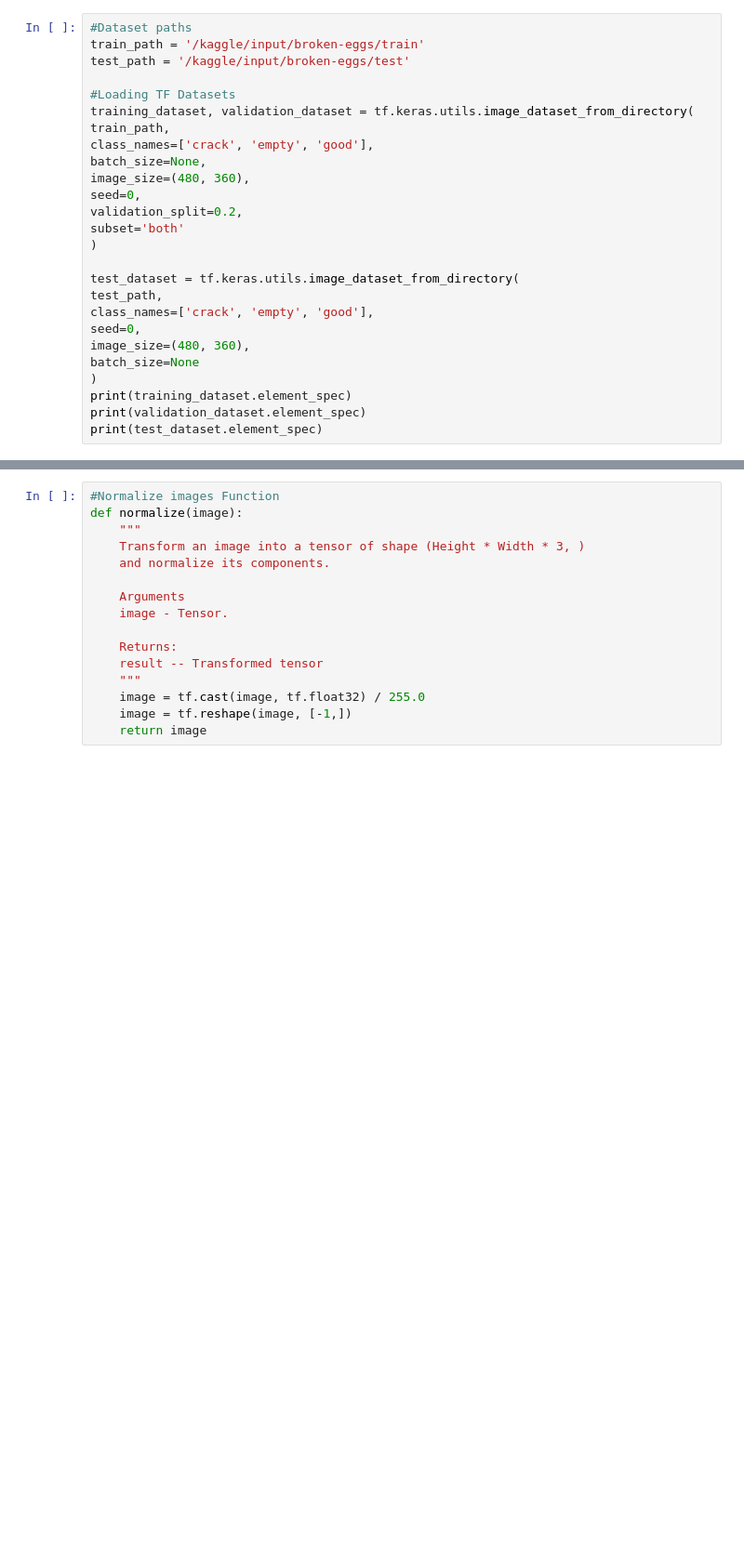
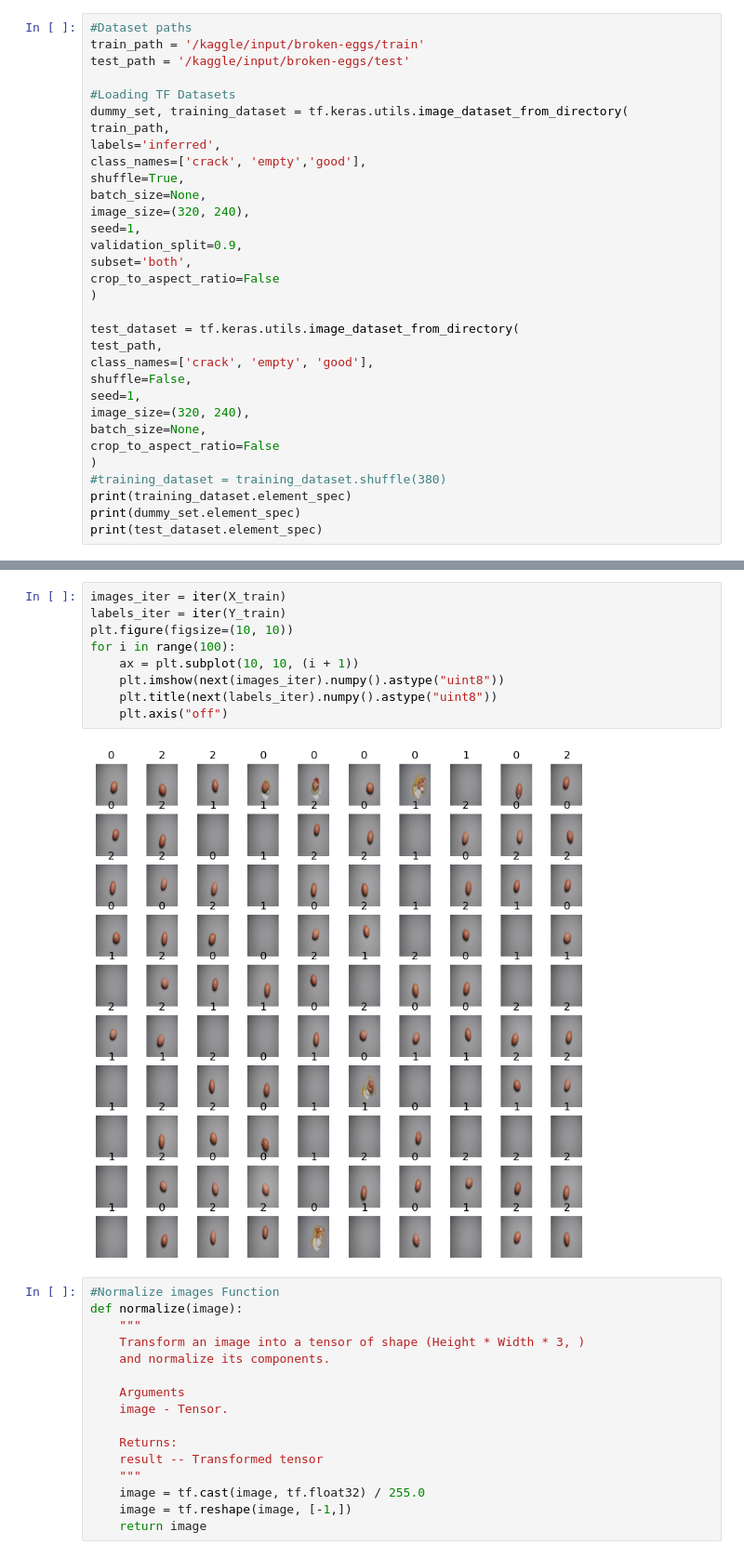
Before and after one commit to Ketzaal/Broken_Eggs_Classification, a Jupyter notebook: Model_built_with_Tensorflow.ipynb, the cells around one changed output, grey strips where cells are left out. Shown at 93% size. Saved outputs shown, nothing was run; the diff lists cells and outputs as text; blank space fills up the shorter version.

```diff
--- a/Model_built_with_Tensorflow.ipynb
+++ b/Model_built_with_Tensorflow.ipynb
@@ -16,23 +18,29 @@ train_path = '/kaggle/input/broken-eggs/train'
 test_path = '/kaggle/input/broken-eggs/test'
 
 #Loading TF Datasets
-training_dataset, validation_dataset = tf.keras.utils.image_dataset_from_directory(
+dummy_set, training_dataset = tf.keras.utils.image_dataset_from_directory(
 train_path,
-class_names=['crack', 'empty', 'good'],
+labels='inferred',
+class_names=['crack', 'empty','good'],
+shuffle=True,
 batch_size=None,
-image_size=(480, 360),
-seed=0,
-validation_split=0.2,
-subset='both'
+image_size=(320, 240),
+seed=1,
+validation_split=0.9,
+subset='both',
+crop_to_aspect_ratio=False
 )
 
 test_dataset = tf.keras.utils.image_dataset_from_directory(
 test_path,
 class_names=['crack', 'empty', 'good'],
-seed=0,
-image_size=(480, 360),
-batch_size=None
+shuffle=False,
+seed=1,
+image_size=(320, 240),
+batch_size=None,
+crop_to_aspect_ratio=False
 )
+#training_dataset = training_dataset.shuffle(380)
 print(training_dataset.element_spec)
-print(validation_dataset.element_spec)
+print(dummy_set.element_spec)
 print(test_dataset.element_spec)
@@ -47,3 +65,14 @@ print(X_test.element_spec)
+# %%
+images_iter = iter(X_train)
+labels_iter = iter(Y_train)
+plt.figure(figsize=(10, 10))
+for i in range(100):
+    ax = plt.subplot(10, 10, (i + 1))
+    plt.imshow(next(images_iter).numpy().astype("uint8"))
+    plt.title(next(labels_iter).numpy().astype("uint8"))
+    plt.axis("off")
+# %% [output]
+[figure, added]
 # %%
 #Normalize images Function
 def normalize(image):
```
Also changed, not shown: parts of 11 cells of this notebook.
